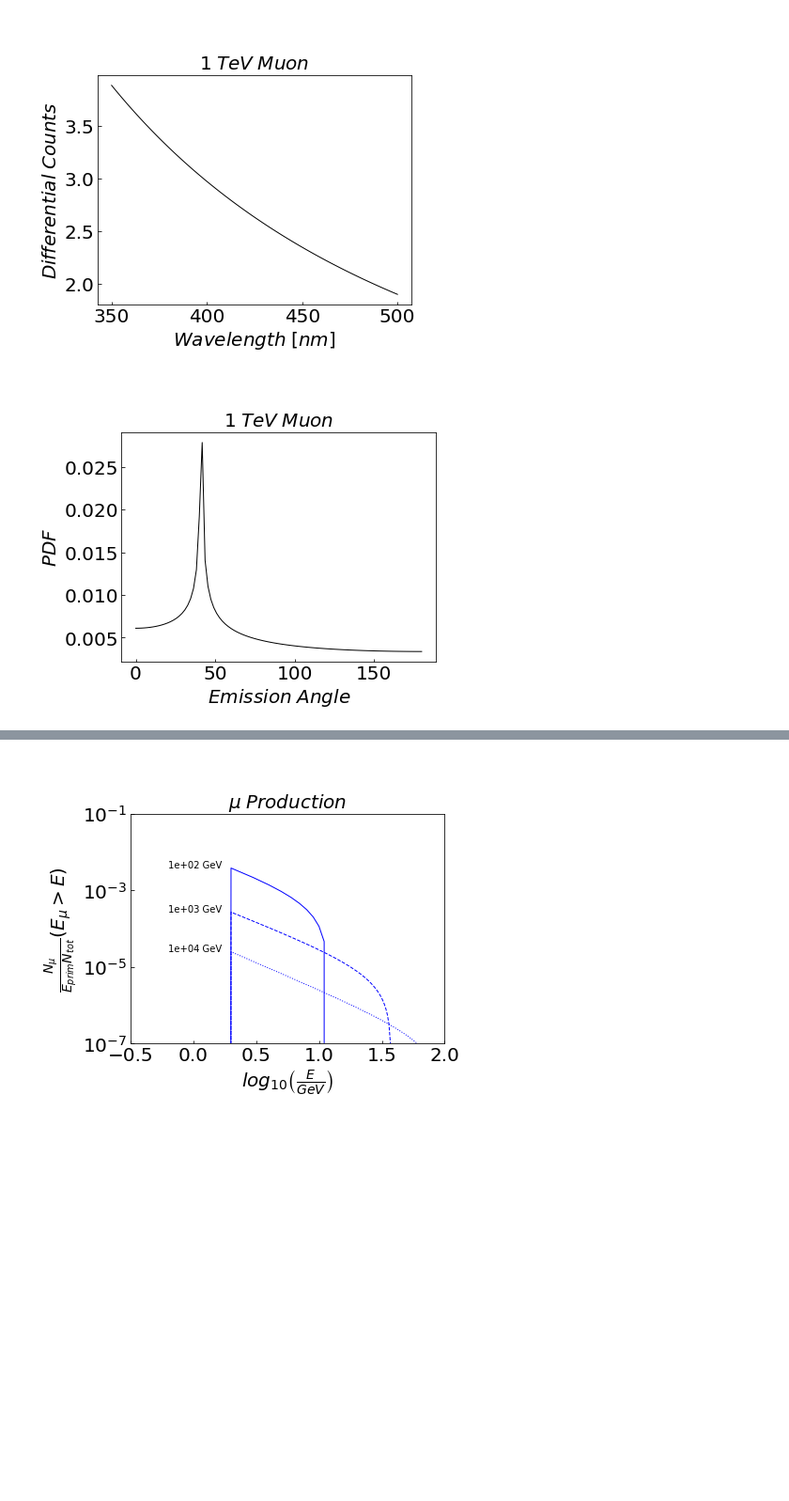
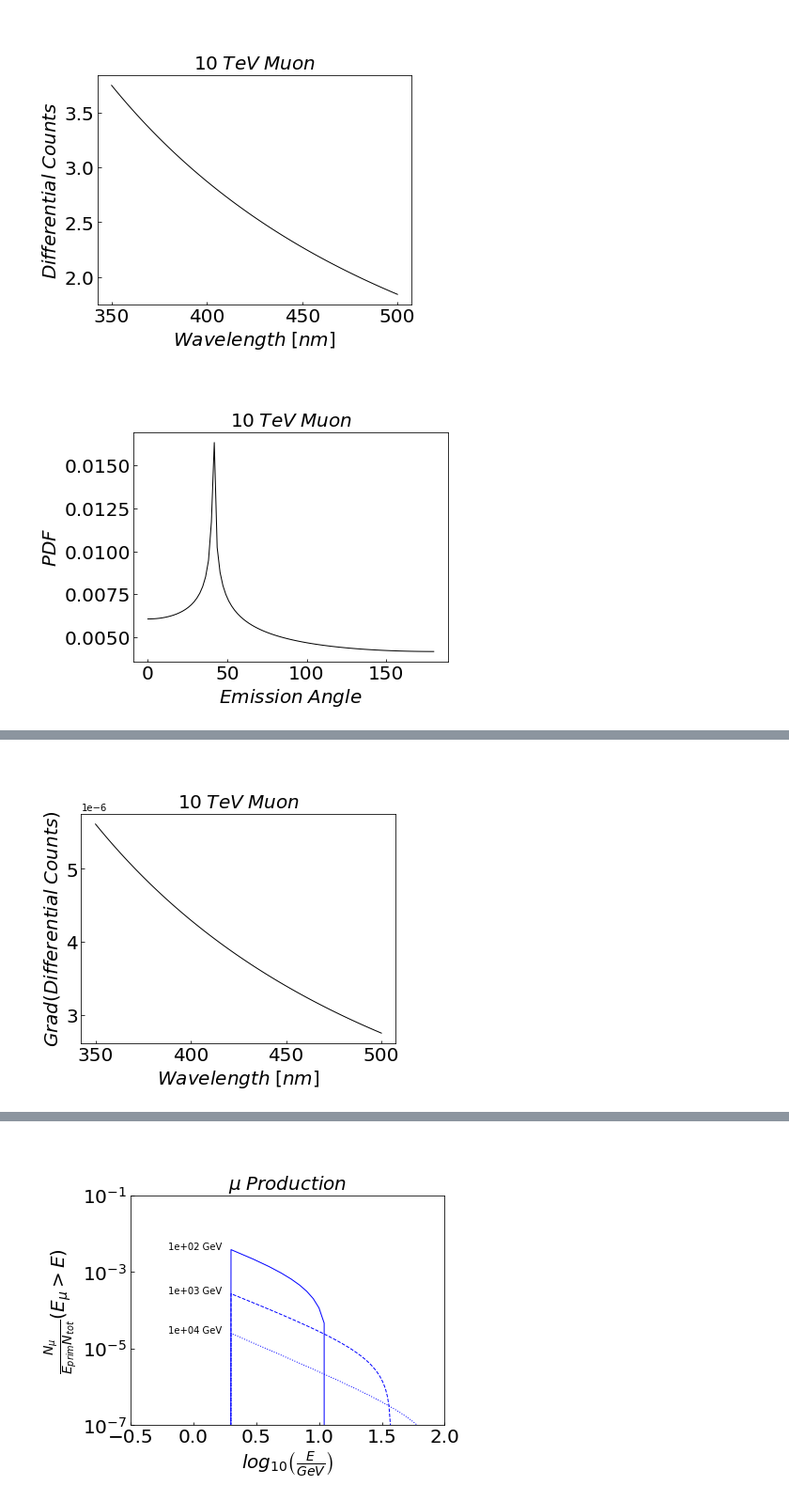
Before and after one commit to MeighenBergerS/fennel, a Jupyter notebook: notebooks/example_jax.ipynb, the cells around one changed output, grey strips where cells are left out. Shown at 94% size. Drawn from its saved outputs; the diff is of its cells as text; code cells hidden in the pictures; blank space fills up the shorter version.

Commit message:
Finished jaxifying tracks and em

```diff
--- a/notebooks/example_jax.ipynb
+++ b/notebooks/example_jax.ipynb
@@ -39,11 +55,10 @@ fennel_instance = Fennel()
 # %%
 # Energies of interest
-energy_ids = [0, 10, 20, 30, 40]
 egrid = config['advanced']["energy grid"]
-track_lengths = config['advanced']['track lengths']
-track_ids = [30]
+track_lengths = config['advanced']['track length']
 wavelengths = config['advanced']['wavelengths']
 angle_grid = config['advanced']['angles']
 zgrid = config['advanced']['z grid']
+n = config["mediums"][config["scenario"]["medium"]]["refractive index"]
 # %%
-test_energy = 1e5
+test_energy = 1e4
@@ -54,10 +91,13 @@ track_counts_diff_func, track_angles_func = fennel_instance.track_yields(energy=
 # %%
 # Evalulating the fetched functions
-track_counts_diff_loc = np.array([
-    track_counts_diff_func(test_energy, wavelength, 'total')
+# In jax mode only floats are evaluated
+# Wrap the function in a custom function or list comprehension for
+# multiple values
+track_dcounts_val = np.array([
+    track_dcounts(test_energy, wavelength)
     for wavelength in wavelengths
 ])
-track_angles_loc = np.array([
-    track_angles_func(angle, 1.33, test_energy)
+track_angles_val = np.array([
+    track_angles(angle, n, test_energy)
     for angle in angle_grid
 ])
@@ -71,8 +111,11 @@ print(np.trapz(track_counts_diff_loc.flatten(), wavelengths))
 # %%
 # Plotting some track stuff
 # Photon counts
-figure, (ax1) = plt.subplots(1, 1, figsize=(std_size, std_size * 6. / 8.), sharex=True)
-ax1.plot(wavelengths, track_counts_diff_loc, linewidth=lw, color='k', ls='-')
+figure, (ax1) = plt.subplots(
+    1, 1,
+    figsize=(std_size, std_size * 6. / 8.),
+)
+ax1.plot(wavelengths, track_dcounts_val, linewidth=lw, color='k', ls='-')
 # ---------------------------------------------
 # Plotting options
 ax1.set_xscale('linear')
@@ -86,7 +129,7 @@ lgd1 = ax1.legend(h, l, loc=9, bbox_to_anchor=(0.5, +1.27),
                   ncol=3, fontsize=fontsize, handlelength=h_length,
                   fancybox=True, frameon=False)
 ax1.add_artist(lgd1)
-ax1.set_title("$1\;TeV\;Muon$", fontsize=fontsize)
+ax1.set_title("$10\;TeV\;Muon$", fontsize=fontsize)
 # ax1.set_xlim(500, 600)
 # ax1.set_ylim(1e-3, 1e2)
 plt.show()
@@ -97,8 +140,11 @@ figure.savefig(PICS + "Single_Track_Wavelength_JAX.png",
 # ----------------------------------------------
 # ----------------------------------------------
 # Angles
-figure, (ax1) = plt.subplots(1, 1, figsize=(std_size, std_size * 6. / 8.), sharex=True)
-ax1.plot(angle_grid, track_angles_loc / np.trapz(track_angles_loc, x=angle_grid),
+figure, (ax1) = plt.subplots(
+    1, 1,
+    figsize=(std_size, std_size * 6. / 8.),
+)
+ax1.plot(angle_grid, track_angles_val / np.trapz(track_angles_val, x=angle_grid),
          linewidth=lw, color='k', ls='-')
 # ---------------------------------------------
 # Plotting options
@@ -113,7 +159,7 @@ lgd1 = ax1.legend(h, l, loc=9, bbox_to_anchor=(0.5, +1.27),
                   ncol=3, fontsize=fontsize, handlelength=h_length,
                   fancybox=True, frameon=False)
 ax1.add_artist(lgd1)
-ax1.set_title("$1\;TeV\;Muon$", fontsize=fontsize)
+ax1.set_title("$10\;TeV\;Muon$", fontsize=fontsize)
 # ax1.set_xlim(500, 600)
 # ax1.set_ylim(1e-3, 1e2)
 plt.show()
@@ -121,4 +167,40 @@ plt.show()
 # Storing the image
 figure.savefig(PICS + "Single_Track_Angle_JAX.png",
                bbox_inches='tight', dpi=export_dpi)
+# ---------------------------------------------
+# ---------------------------------------------
+# Differential function
+grad_track_dcounts = grad(track_dcounts)
+# Plot
+figure, (ax1) = plt.subplots(
+    1, 1,
+    figsize=(std_size, std_size * 6. / 8.),
+)
+ax1.plot(wavelengths,
+         np.array([
+             grad_track_dcounts(test_energy, wavelength)
+             for wavelength in wavelengths
+         ]),
+         linewidth=lw, color='k')
+# ---------------------------------------------
+# Plotting options
+ax1.set_xscale('linear')
+ax1.set_yscale('linear')
+ax1.set_xlabel(r'$Wavelength\;[nm]$', fontsize=fontsize)
+ax1.set_ylabel(r'$Grad(Differential\;Counts)$', fontsize=fontsize)
+ax1.tick_params(axis = 'both', which = 'major', labelsize=fontsize, direction='in')
+ax1.tick_params(axis = 'both', which = 'minor', labelsize=fontsize, direction='in')
+h, l = ax1.get_legend_handles_labels()
+lgd1 = ax1.legend(h, l, loc=9, bbox_to_anchor=(0.5, +1.27),
+                  ncol=3, fontsize=fontsize, handlelength=h_length,
+                  fancybox=True, frameon=False)
+ax1.add_artist(lgd1)
+ax1.set_title("$10\;TeV\;Muon$", fontsize=fontsize)
+# ax1.set_xlim(500, 600)
+# ax1.set_ylim(1e-3, 1e2)
+plt.show()
+# ---------------------------------------------
+# Storing the image
+figure.savefig(PICS + "Grad_Counts_JAX.png",
+               bbox_inches='tight', dpi=export_dpi)
 # %% [output]
@@ -125,2 +209,2 @@ figure.savefig(PICS + "Single_Track_Angle_JAX.png",
-[figure, old version]
+[figure, new version]
-[figure, old version]
+[figure, new version]
@@ -126,0 +213 @@ figure.savefig(PICS + "Single_Track_Angle_JAX.png",
+[figure, added]
```
Also changed, not shown: parts of 17 cells of this notebook, 4 other files.
